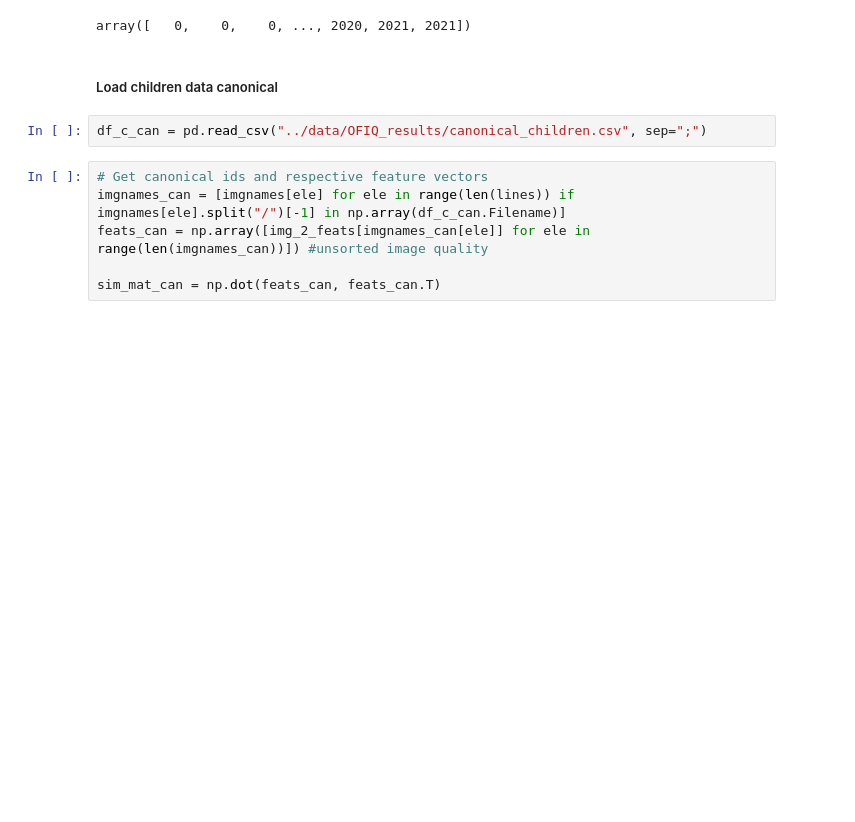
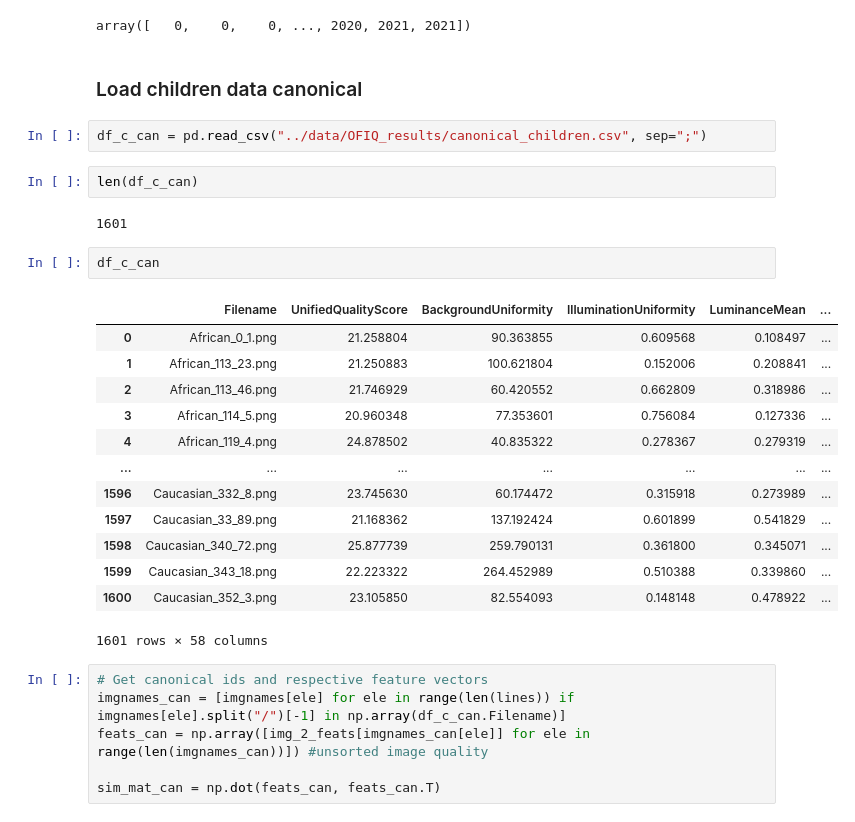
Before and after one commit to Kat-Gabi/Master_Thesis, a Jupyter notebook: notebooks/results_magface.ipynb, the cells around one changed output. Saved outputs shown, nothing was run; the diff lists cells and outputs as text; blank space fills up the shorter version.

```diff
--- a/notebooks/results_magface.ipynb
+++ b/notebooks/results_magface.ipynb
@@ -166,9 +166,29 @@ im_ids
 # %% [output]
 array([   0,    0,    0, ..., 2020, 2021, 2021])
 # %% [markdown]
-##### Load children data canonical
+### Load children data canonical
 # %%
 df_c_can = pd.read_csv("../data/OFIQ_results/canonical_children.csv", sep=";")
+# %%
+len(df_c_can)
+# %% [output]
+1601
+# %%
+df_c_can
+# %% [output]
+|  | Filename | UnifiedQualityScore | BackgroundUniformity | IlluminationUniformity | LuminanceMean | ... |
+| 0 | African_0_1.png | 21.258804 | 90.363855 | 0.609568 | 0.108497 | ... |
+| 1 | African_113_23.png | 21.250883 | 100.621804 | 0.152006 | 0.208841 | ... |
+| 2 | African_113_46.png | 21.746929 | 60.420552 | 0.662809 | 0.318986 | ... |
+| 3 | African_114_5.png | 20.960348 | 77.353601 | 0.756084 | 0.127336 | ... |
+| 4 | African_119_4.png | 24.878502 | 40.835322 | 0.278367 | 0.279319 | ... |
+| ... | ... | ... | ... | ... | ... | ... |
+| 1596 | Caucasian_332_8.png | 23.745630 | 60.174472 | 0.315918 | 0.273989 | ... |
+| 1597 | Caucasian_33_89.png | 21.168362 | 137.192424 | 0.601899 | 0.541829 | ... |
+| 1598 | Caucasian_340_72.png | 25.877739 | 259.790131 | 0.361800 | 0.345071 | ... |
+| 1599 | Caucasian_343_18.png | 22.223322 | 264.452989 | 0.510388 | 0.339860 | ... |
+| 1600 | Caucasian_352_3.png | 23.105850 | 82.554093 | 0.148148 | 0.478922 | ... |
+1601 rows × 58 columns
 # %%
 # Get canonical ids and respective feature vectors
 imgnames_can = [imgnames[ele] for ele in range(len(lines)) if imgnames[ele].split("/")[-1] in np.array(df_c_can.Filename)]
```
Also changed, not shown: parts of 29 cells of this notebook.
